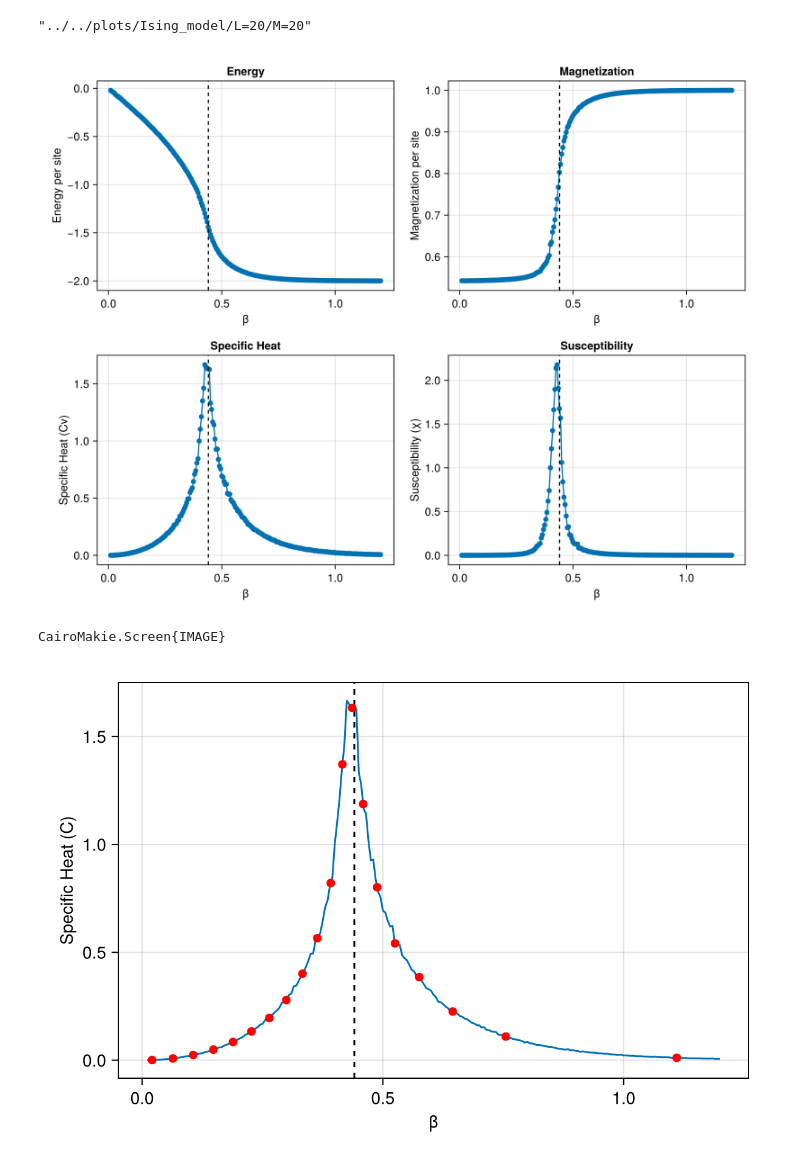
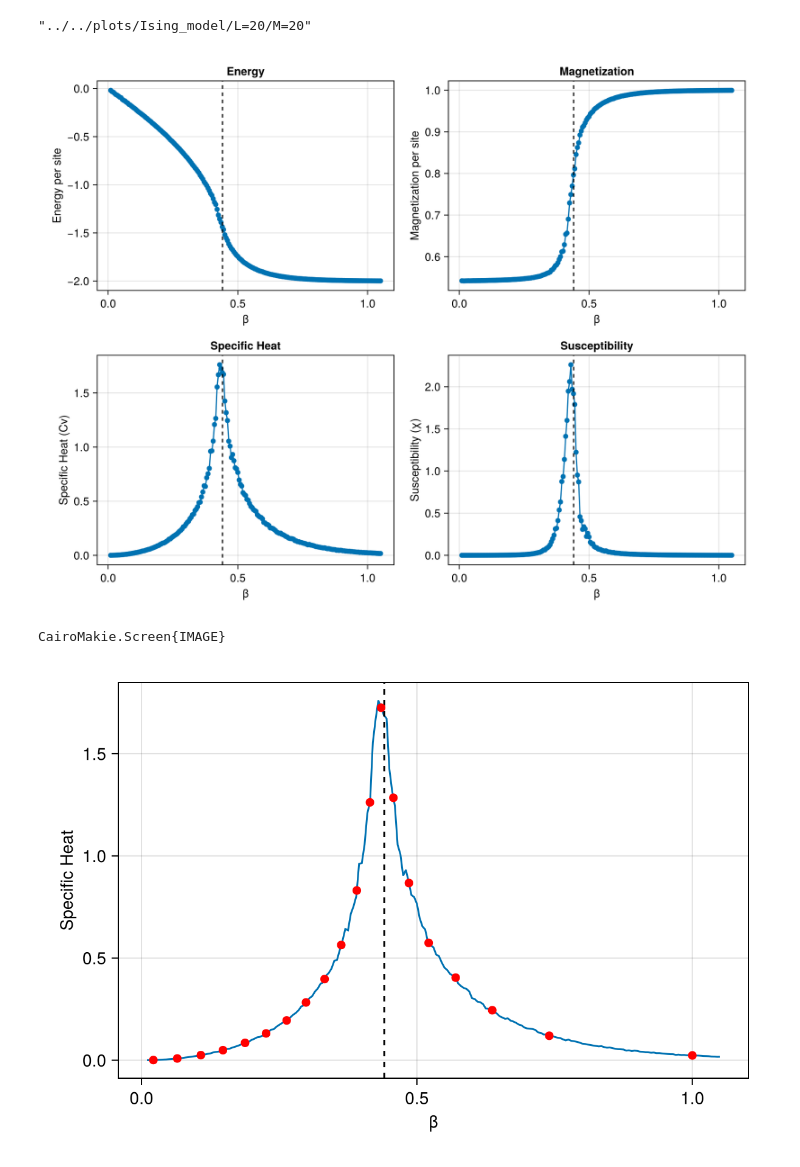
Before and after one commit to tatsuya0926/optimize-temperature-set, a Jupyter notebook: score_method/Ising_model/simulate.ipynb, the cells around one changed output. Cells and saved outputs as stored; diff of their text form; code cells hidden in the pictures.

```diff
--- a/score_method/Ising_model/simulate.ipynb
+++ b/score_method/Ising_model/simulate.ipynb
@@ -15,7 +15,7 @@ M = 20
 # %%
 function run_simulation(N; mcSteps=10^4, eqSteps=10^2)
     total_sites = N * N
-    βs = 0.01:0.005:1.2
+    βs = 0.01:0.005:1.05
 
     E_vals = Float64[]
     M_vals = Float64[]
@@ -94,27 +94,27 @@ vlines!(ax4, [β_c], color=:black, linestyle=:dash)
 
 display(fig)
 # %% [output]
-[figure, old version]
+[figure, new version]
 CairoMakie.Screen{IMAGE}
 # %%
 using Interpolations
 
-optimized_β = [0.020615714837037016, 0.06388475620295729, 0.10609376436527308, 0.14798741811786267, 0.18873113048875065, 0.22699198456125427, 0.2641270230676485, 0.29943887237875827, 0.3330433375234771, 0.3638706503389226, 0.39176278979964224, 0.4159134884751802, 0.4363259632289058, 0.45903451959631836, 0.48820478772312065, 0.5252584680730991, 0.575617591327538, 0.644967991157092, 0.7551749693265066, 1.110282074113982]
+optimized_β = [0.021659803169800203, 0.06497669315494146, 0.10777151425516149, 0.14790864813022578, 0.18808473371548468, 0.22626297050501248, 0.2635947119913787, 0.29866440457508653, 0.33246668466746104, 0.36269562842167435, 0.39087724457119266, 0.4147510074157761, 0.4350559316829531, 0.4572924523541318, 0.4854927608287761, 0.5213108162541505, 0.5703573187929347, 0.6367974450062208, 0.7402446282121756, 1.0]
 
 itp = linear_interpolation(βs, specific_heats)
 optimized_cvs = itp(optimized_β)
 
 fig1 = Figure(size = (600, 400))
 ax = Axis(
     fig1[1, 1],
     xlabel = "β",
-    ylabel = "Specific Heat (C)",
+    ylabel = "Specific Heat",
     # title = "Specific Heat"
 )
 lines!(ax, βs, specific_heats)
 vlines!(ax, [β_c], color=:black, linestyle=:dash)
 scatter!(ax, optimized_β, optimized_cvs, color = :red, markersize = 10, label = "Optimized β")
 display(fig1)
 save("$dir/specific_heats.png", fig1; px_per_unit=4)
 # %% [output]
-[figure, old version]
+[figure, new version]
```
Also changed, not shown: 5 other files.
